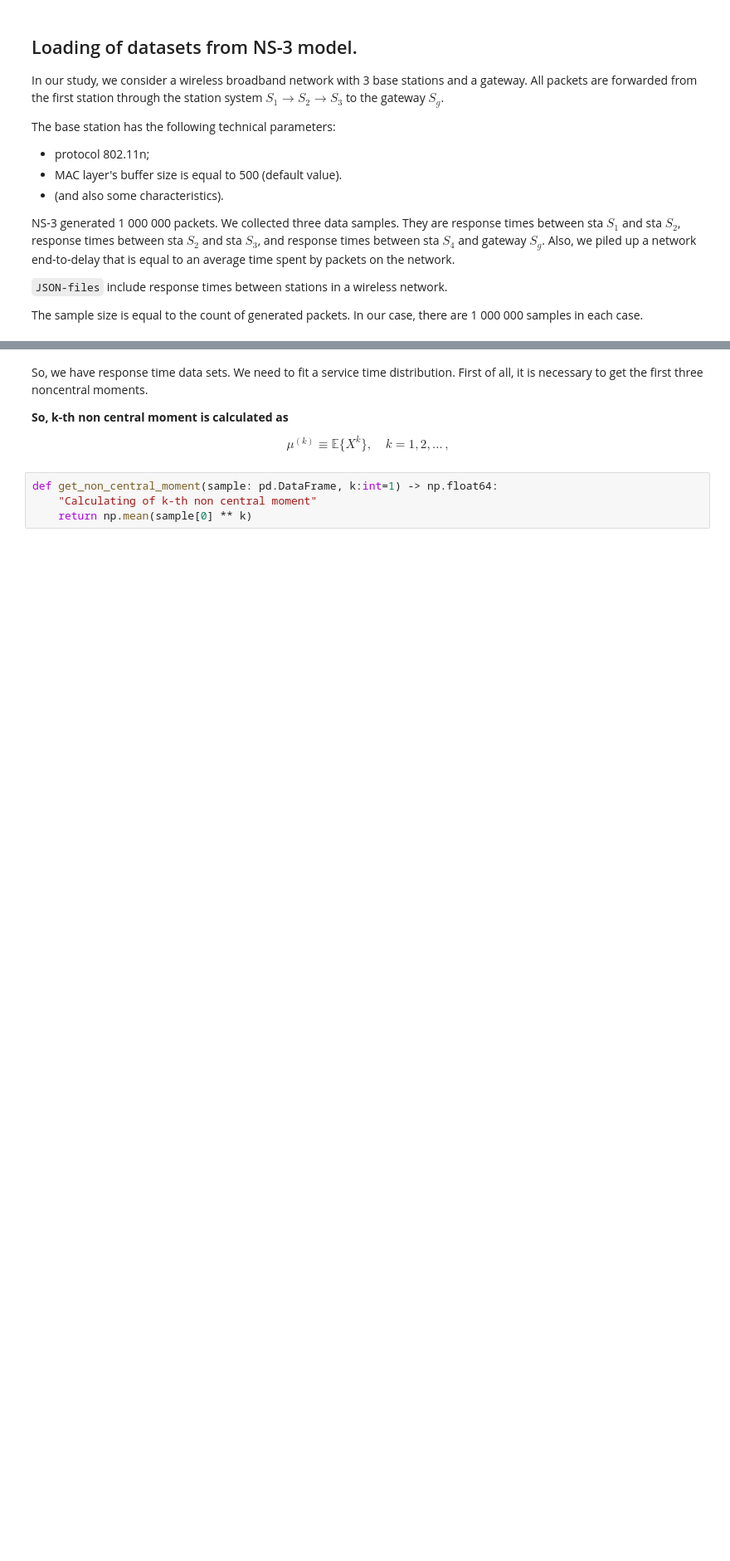
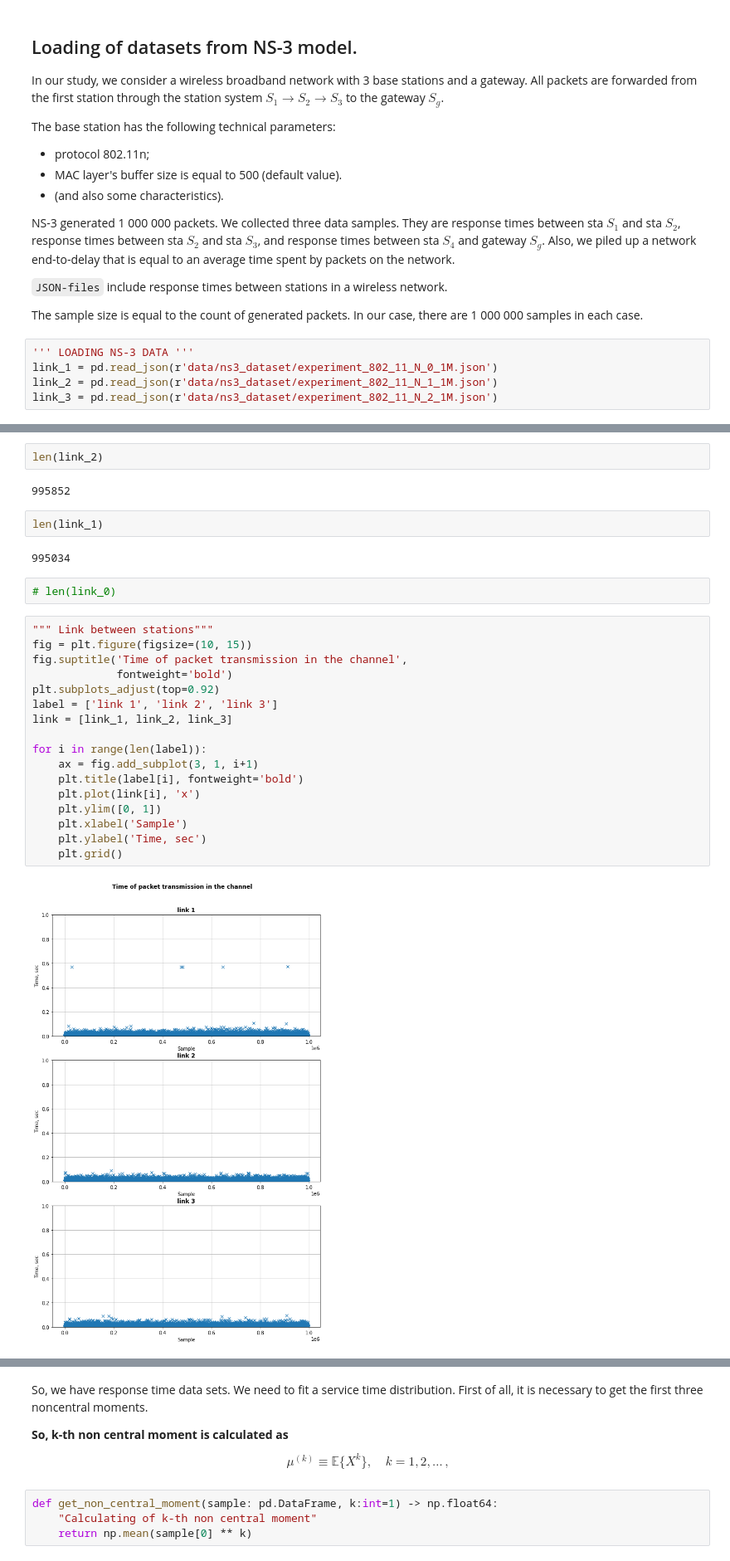
Before and after one commit to ipu69/pyqumo_old, a Jupyter notebook: experiments/ns3_ph_fit.ipynb, the cells around one changed output, grey strips where cells are left out. Shown at 83% size. Saved outputs shown, nothing was run; the diff lists cells and outputs as text; blank space fills up the shorter version.

Commit message:
added dataset with outliers

```diff
--- a/experiments/ns3_ph_fit.ipynb
+++ b/experiments/ns3_ph_fit.ipynb
@@ -38,4 +39,9 @@ NS-3 generated 1 000 000 packets. We collected three data samples. They are resp
 `JSON-files` include response times between stations in a wireless network.
 
 The sample size is equal to the count of generated packets. In our case, there are 1 000 000 samples in each case.
+# %%
+''' LOADING NS-3 DATA '''
+link_1 = pd.read_json(r'data/ns3_dataset/experiment_802_11_N_0_1M.json')
+link_2 = pd.read_json(r'data/ns3_dataset/experiment_802_11_N_1_1M.json')
+link_3 = pd.read_json(r'data/ns3_dataset/experiment_802_11_N_2_1M.json')
 # %%
@@ -86,0 +58,29 @@ interval_1
+# %%
+len(link_2)
+# %% [output]
+995852
+# %%
+len(link_1)
+# %% [output]
+995034
+# %%
+# len(link_0)
+# %%
+""" Link between stations"""
+fig = plt.figure(figsize=(10, 15))
+fig.suptitle('Time of packet transmission in the channel',
+             fontweight='bold')
+plt.subplots_adjust(top=0.92)
+label = ['link 1', 'link 2', 'link 3']
+link = [link_1, link_2, link_3]
+
+for i in range(len(label)):
+    ax = fig.add_subplot(3, 1, i+1)
+    plt.title(label[i], fontweight='bold')
+    plt.plot(link[i], 'x')
+    plt.ylim([0, 1])
+    plt.xlabel('Sample')
+    plt.ylabel('Time, sec')
+    plt.grid()
+# %% [output]
+[figure, added]
```
Also changed, not shown: parts of 69 cells of this notebook, 9 other files.
